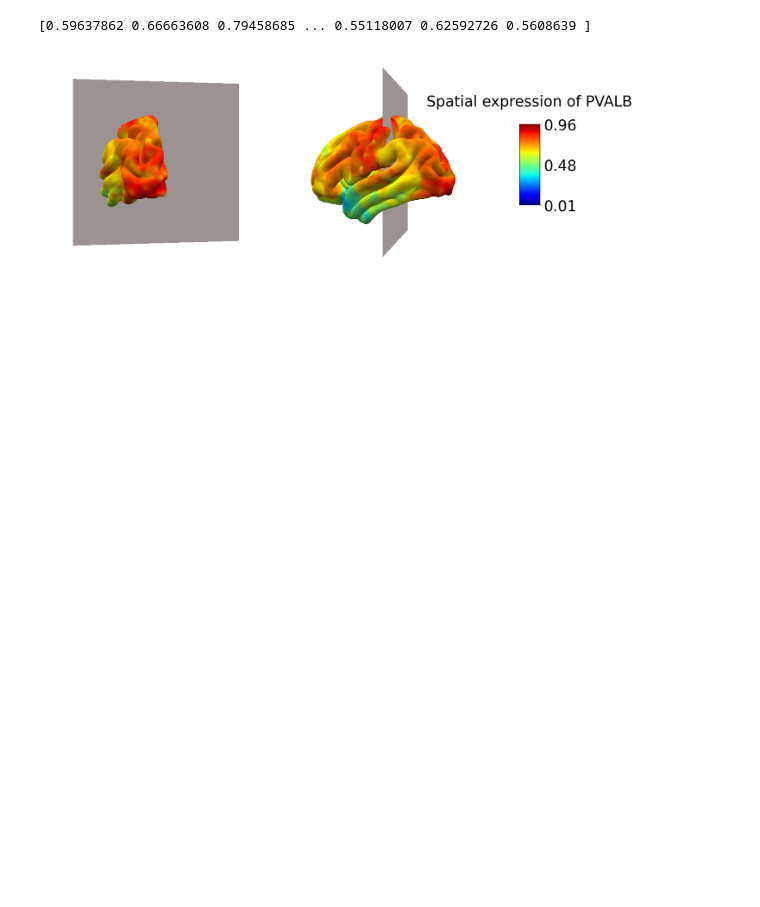
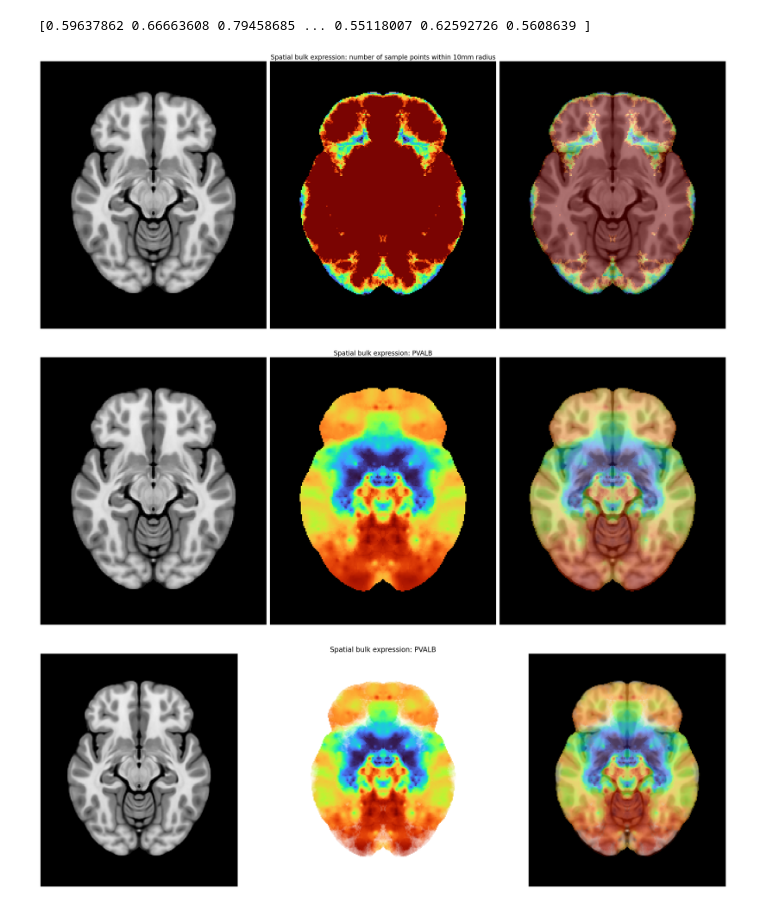
Before and after one commit to imaginelab/gene_viz, a Jupyter notebook: notebooks/main_plotting.ipynb, the cells around one changed output. Cells and saved outputs as stored; diff of their text form; code cells hidden in the pictures; blank space fills up the shorter version.

Commit message:
cleaned up code further using gene_viz_jack_script

```diff
--- a/notebooks/main_plotting.ipynb
+++ b/notebooks/main_plotting.ipynb
@@ -41,18 +36,54 @@ mni_img = nb.load(mri_file_path)
-# %%
-# Visualise data in meshes
-from gene_viz.viewer.plot_surf_and_plane import plot_surf_and_plane
-
-plot_surf_and_plane(mesh=mesh,
-                    mesh_overlay=interpolated_values,
-                    mri_img=mni_img,
-                    slice_i=slice,
-                    slice_axes=1,
-                    rotate=[10, 80],
-                    cmap = cmap,
-                    cmap_label=f'Spatial expression of {gene_name}',
-                    vmin=min(interpolated_values), vmax=max(interpolated_values)
-                    )
-# %% [output]
-[figure, removed]
+# %%
+
+# Load in MRI - Jack
+# Interpolate gene data to MRI slice - Jack
+# Visualise data in meshes - Mathilde
+# Visualise data in slice of MRI - Jack
+# JACK HIGHTON, KING'S COLLEGE LONDON, 2025
+
+from gene_viz.data_loader import load_data
+from gene_viz.mni_atlas_loader import mni_atlas_loader
+from gene_viz.interpolation.interpolation_core import interpolate
+from gene_viz.interpolation_viz import make_3d_interpolated_grid_mni, plot_volumetrics_plane_alpha, get_point_density, show_figure
+
+# choose gene
+gene_name = 'PVALB'
+
+# load expression point data
+coords, samples = load_data(gene_name)
+# load mni nifty image
+mni_img, mni_vol, affine = mni_atlas_loader()
+
+# interpolate using default optimised model
+grid_values, X, Y, Z = make_3d_interpolated_grid_mni(
+    samples=samples,
+    sample_coords=coords,
+    interp_func=interpolate,
+    mni_img=mni_img,
+    resolution=1
+)
+
+# get number of expression sample points within "search_radius" mm of each point in space.
+# "search_k" is the maximum number of points searched for.
+min_distance_vol, alpha_mask = get_point_density(coords=coords,search_radius=10,search_k=10,mni_img=mni_img,resolution=1)
+
+# show number of local points overlaid on MRI. orientation: 1=coronal, 2=sagittal, 3=axial.
+fig = plot_volumetrics_plane_alpha('number of sample points within 10mm radius',
+                                   mni_vol, min_distance_vol, section=60, orientation=2, alpha_mask=None)
+show_figure(fig)
+
+# show interpolated gene expression overlaid on MRI. orientation: 1=coronal, 2=sagittal, 3=axial.
+fig = plot_volumetrics_plane_alpha(gene_name, mni_vol, grid_values, section=60, orientation=2, alpha_mask=None)
+show_figure(fig)
+
+# show interpolated gene expression overlaid on MRI, with alpha dependant on point density. orientation: 1=coronal, 2=sagittal, 3=axial.
+fig = plot_volumetrics_plane_alpha(gene_name, mni_vol, grid_values, section=60, orientation=2, alpha_mask=alpha_mask)
+show_figure(fig)
+
+endchk=0
+# %% [output]
+[figure, added]
+[figure, added]
+[figure, added]
 # %%
 # Visualise data in slice
```
Also changed, not shown: parts of 1 cell of this notebook.
